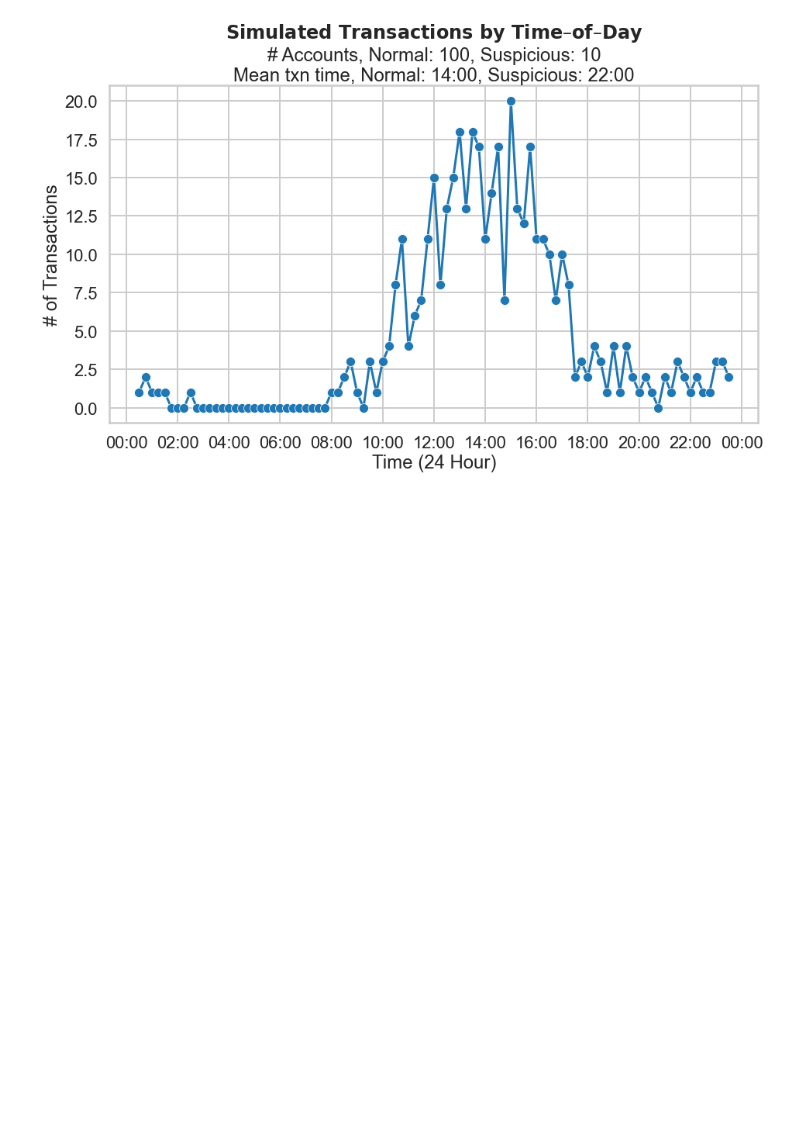
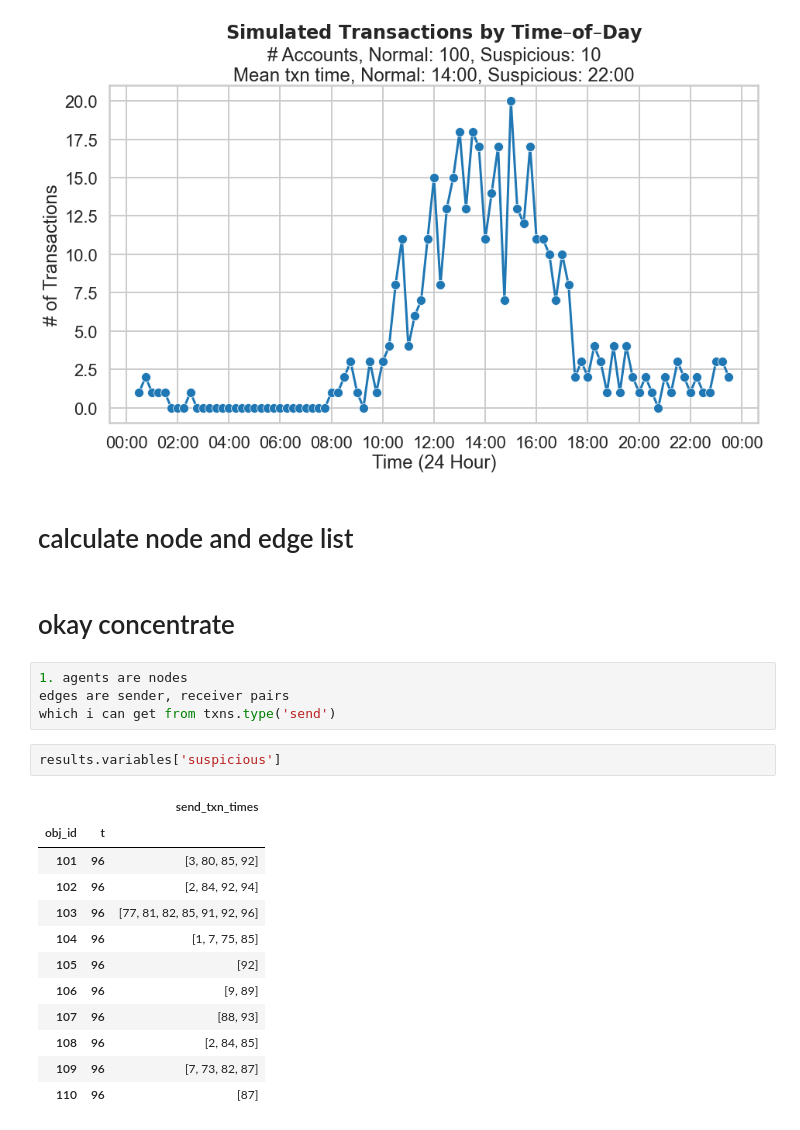
Before and after one commit to nouyang/fake-banking-data, a Jupyter notebook: 0b - main_pt2.ipynb, the cells around one changed output. Saved outputs shown, nothing was run; the diff lists cells and outputs as text; blank space fills up the shorter version.

```diff
--- a/0b - main_pt2.ipynb
+++ b/0b - main_pt2.ipynb
@@ -407,3 +409,26 @@ ax.xaxis.set_minor_locator(mdates.HourLocator(interval=1))
 ax.xaxis.set_major_formatter(DateFormatter("%H:%M"))
 # %% [output]
 [figure]
+# %% [markdown]
+# calculate node and edge list
+# %% [markdown]
+# okay concentrate
+# %%
+1. agents are nodes
+edges are sender, receiver pairs
+which i can get from txns.type('send')
+# %%
+results.variables['suspicious']
+# %% [output]
+|  |  | send_txn_times |
+| obj_id | t |  |
+| 101 | 96 | [3, 80, 85, 92] |
+| 102 | 96 | [2, 84, 92, 94] |
+| 103 | 96 | [77, 81, 82, 85, 91, 92, 96] |
+| 104 | 96 | [1, 7, 75, 85] |
+| 105 | 96 | [92] |
+| 106 | 96 | [9, 89] |
+| 107 | 96 | [88, 93] |
+| 108 | 96 | [2, 84, 85] |
+| 109 | 96 | [7, 73, 82, 87] |
+| 110 | 96 | [87] |
```
Also changed, not shown: parts of 14 cells of this notebook, 1 other file.
